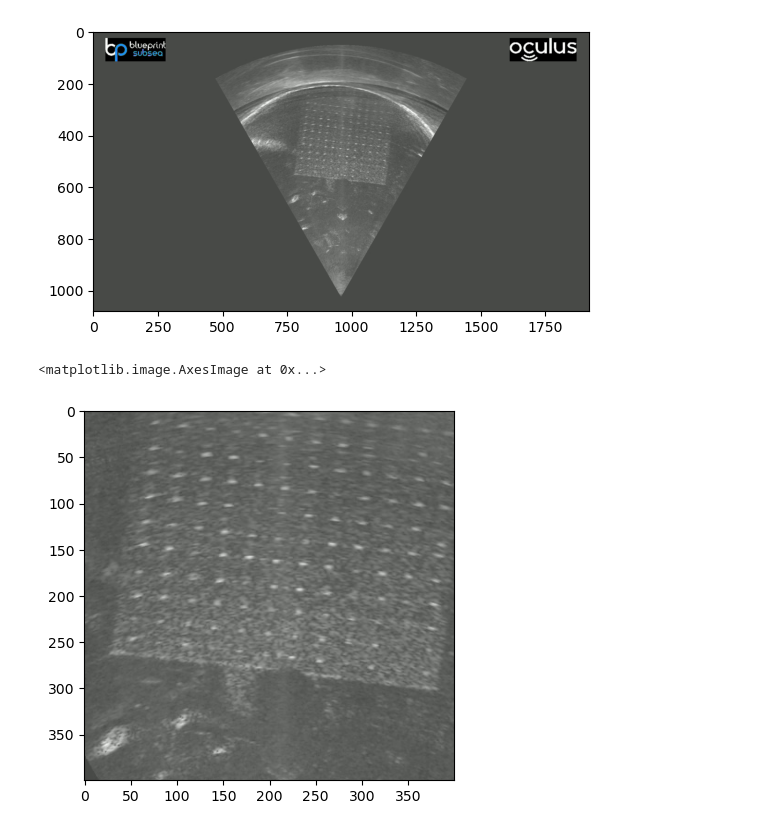
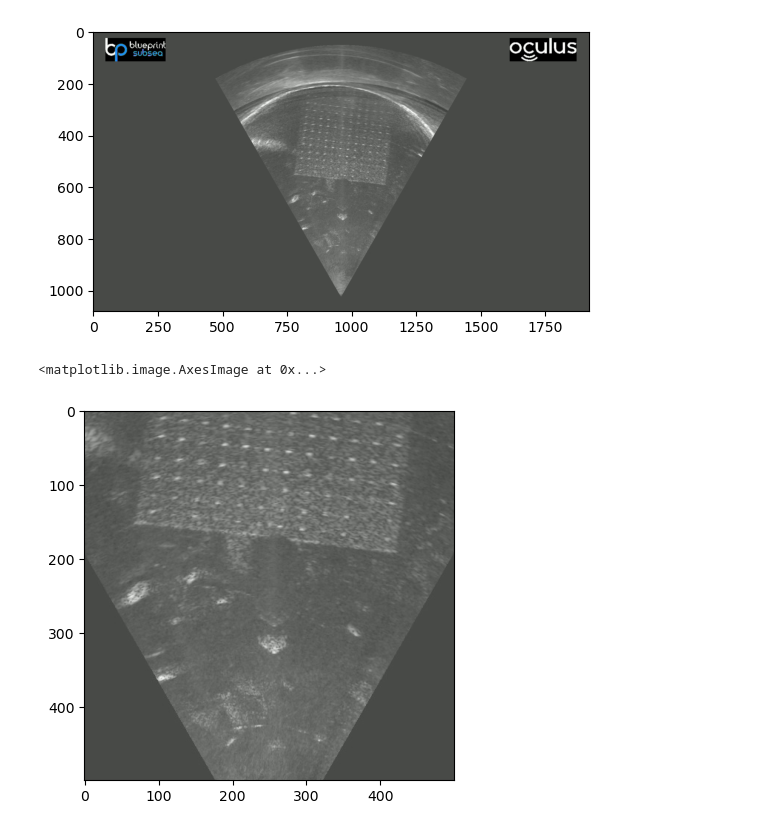
Before and after one commit to ychen921/Sonar-Image-Registration, a Jupyter notebook: scripts/preprocess_test.ipynb, the cells around one changed output. Drawn from its saved outputs; the diff is of its cells as text; code cells hidden in the pictures.

```diff
--- a/scripts/preprocess_test.ipynb
+++ b/scripts/preprocess_test.ipynb
@@ -11,8 +11,8 @@ plt.imshow(img)
 <matplotlib.image.AxesImage at 0x...>
 [figure]
 # %%
-crop_img = img[290:690, 750:1150]
+crop_img = img[400:900,710:1210]#[290:690, 750:1150]
 plt.imshow(crop_img)
 # %% [output]
 <matplotlib.image.AxesImage at 0x...>
-[figure, old version]
+[figure, new version]
```
Also changed, not shown: parts of 2 cells of this notebook, 3 other files.
